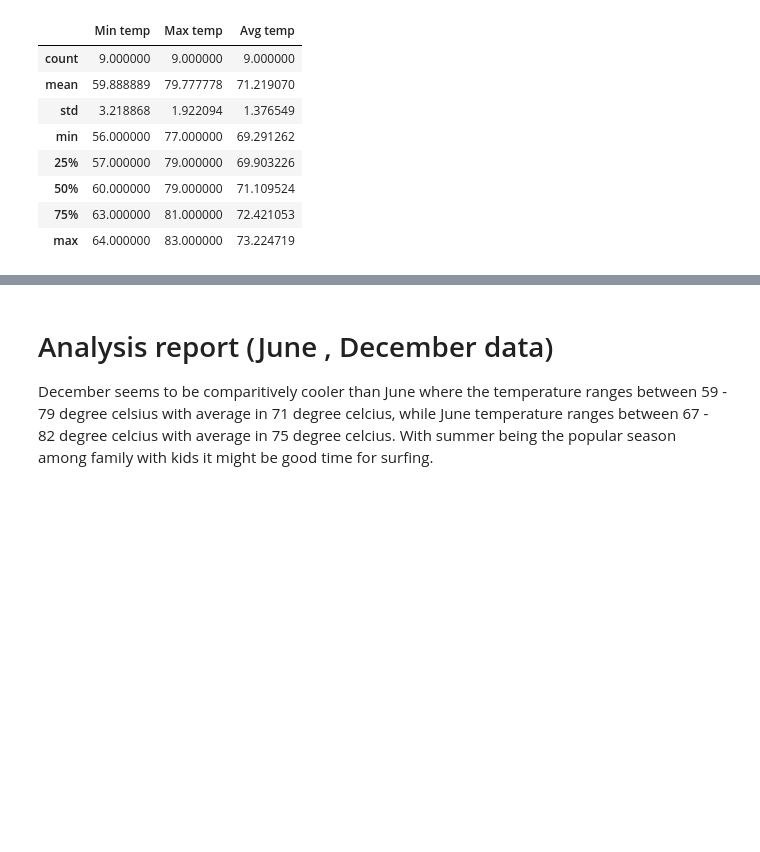
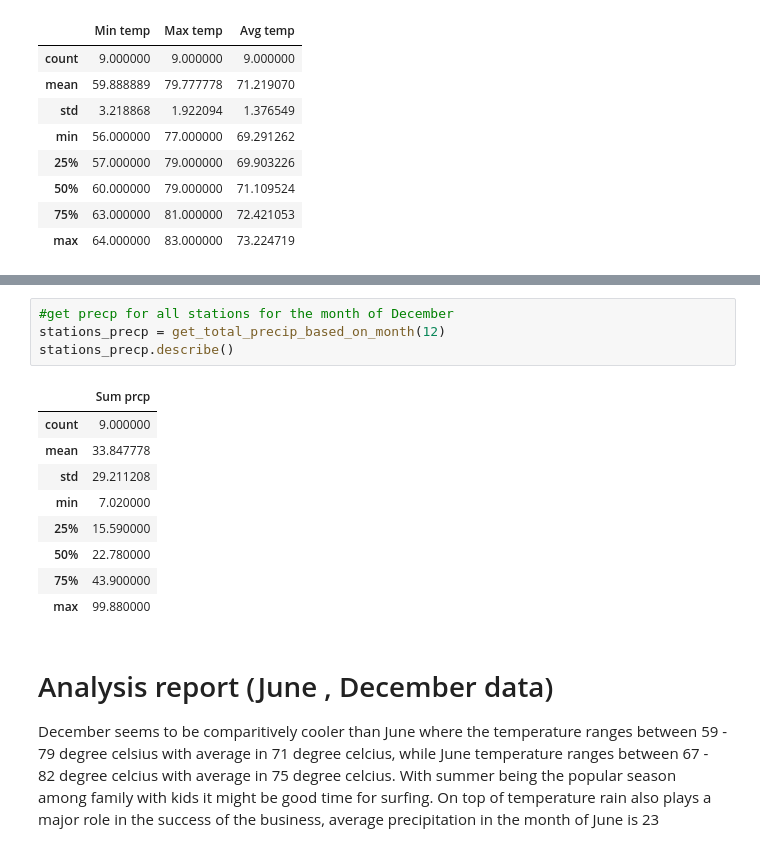
Before and after one commit to amuthusa/surfs-up, a Jupyter notebook: climate_analysis_challenge.ipynb, the cells around one changed output, grey strips where cells are left out. Drawn from its saved outputs; the diff is of its cells as text; blank space fills up the shorter version.

```diff
--- a/climate_analysis_challenge.ipynb
+++ b/climate_analysis_challenge.ipynb
@@ -212,4 +245,19 @@ stations_temp.describe()
+# %%
+#get precp for all stations for the month of December
+stations_precp = get_total_precip_based_on_month(12)
+stations_precp.describe()
+# %% [output]
+|  | Sum prcp |
+| count | 9.000000 |
+| mean | 33.847778 |
+| std | 29.211208 |
+| min | 7.020000 |
+| 25% | 15.590000 |
+| 50% | 22.780000 |
+| 75% | 43.900000 |
+| max | 99.880000 |
 # %% [markdown]
 # Analysis report (June , December data)
 
   December seems to be comparitively cooler than June where the temperature ranges between 59 - 79 degree celsius with average in 71 degree celcius, while June temperature ranges between 67 - 82 degree celcius with average in 75 degree celcius. With summer being the popular season among family with kids it might be good time for surfing.
+  On top of temperature rain also plays a major role in the success of the business, average precipitation in the month of June is 23
```
Also changed, not shown: parts of 3 cells of this notebook, 1 other file.
